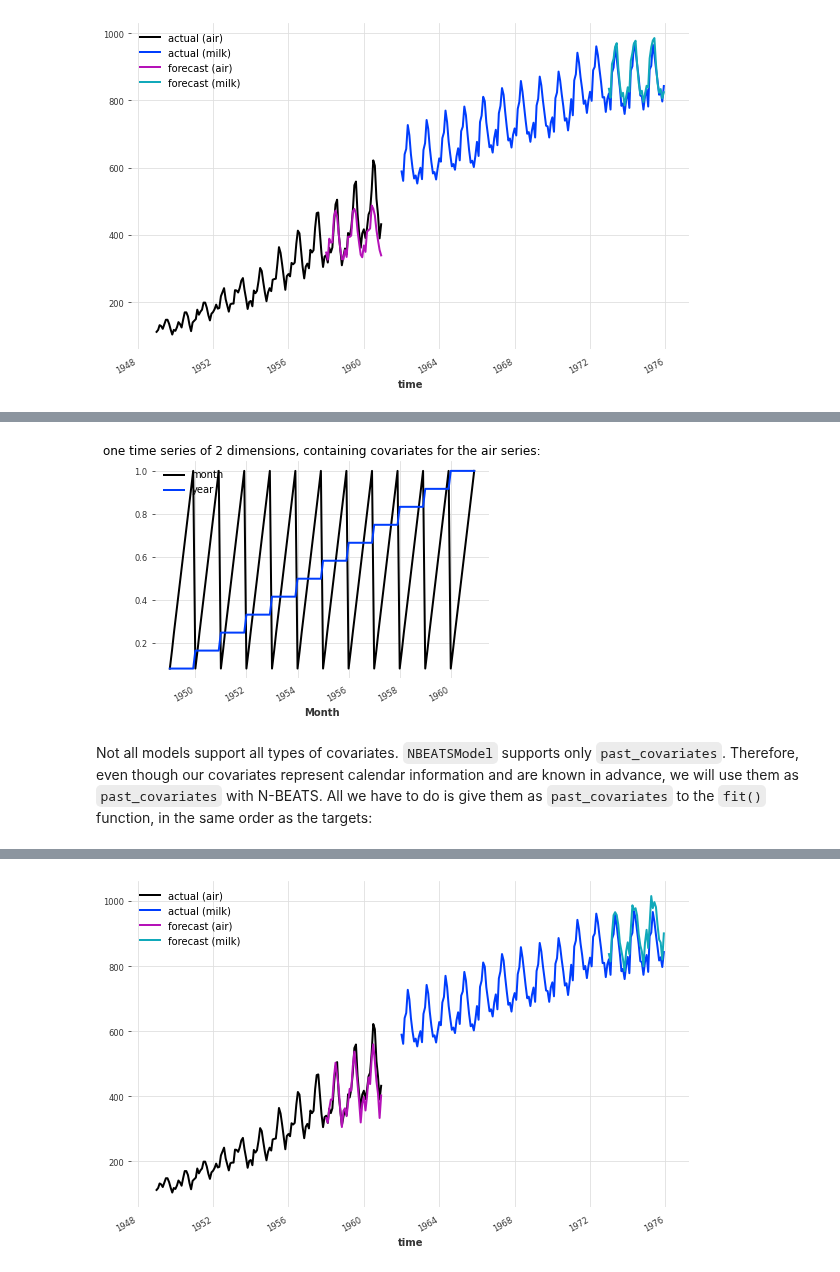
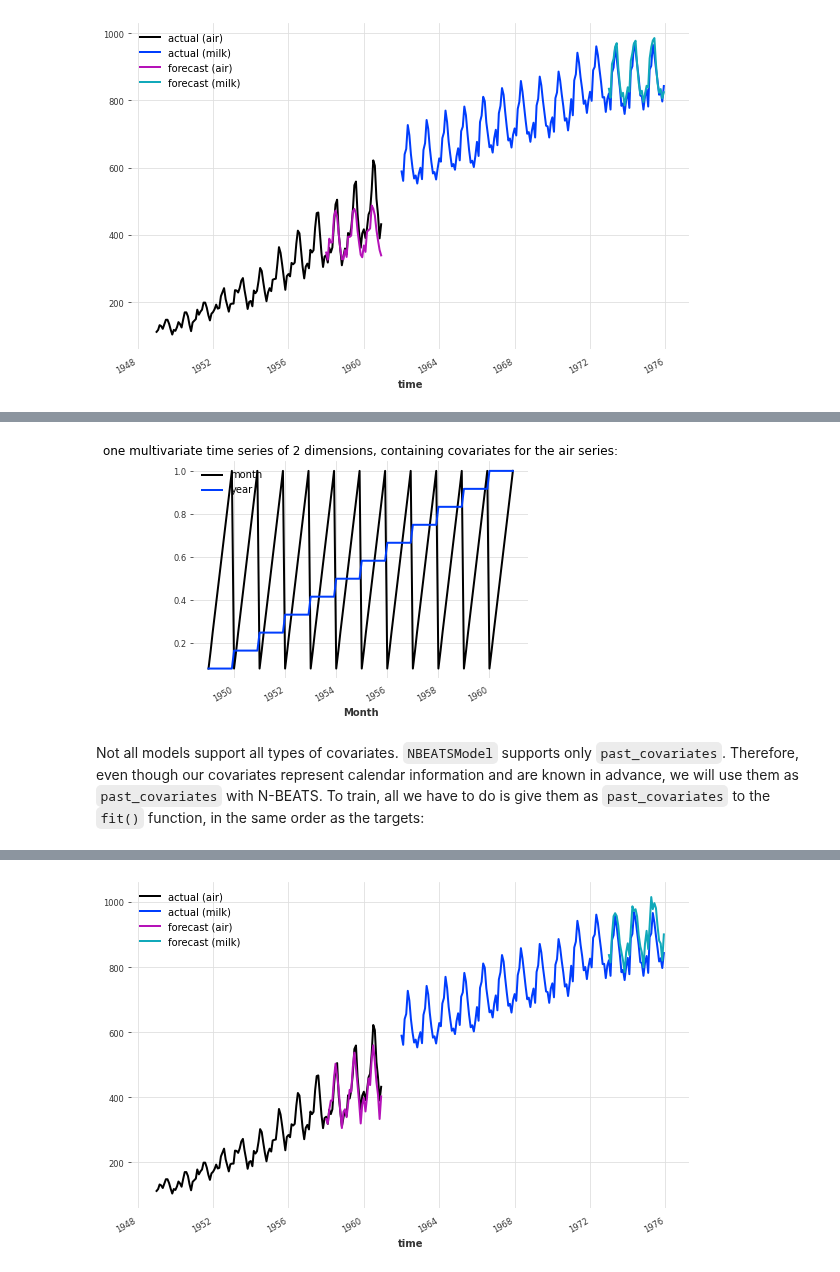
Before and after one commit to unit8co/darts, a Jupyter notebook: examples/00-quickstart.ipynb, the cells around one changed output, grey strips where cells are left out. Drawn from its saved outputs; the diff is of its cells as text; code cells hidden in the pictures.

```diff
--- a/examples/00-quickstart.ipynb
+++ b/examples/00-quickstart.ipynb
@@ -496,21 +499,21 @@ In the cell below, we use the `darts.utils.timeseries_generation.datetime_attrib
 # %%
 from darts import concatenate
 from darts.utils.timeseries_generation import datetime_attribute_timeseries as dt_attr
 
 air_covs = concatenate([dt_attr(series_air.time_index, 'month', dtype=np.float32) / 12,
                         (dt_attr(series_air.time_index, 'year', dtype=np.float32) - 1948) / 12],
                        axis='component')
 
 milk_covs = concatenate([dt_attr(series_milk.time_index, 'month', dtype=np.float32) / 12,
                         (dt_attr(series_milk.time_index, 'year', dtype=np.float32) - 1962) / 13],
                        axis='component')
 
 air_covs.plot()
-plt.title('one time series of 2 dimensions, containing covariates for the air series:');
+plt.title('one multivariate time series of 2 dimensions, containing covariates for the air series:');
 # %% [output]
-[figure, old version]
+[figure, new version]
 # %% [markdown]
-Not all models support all types of covariates. `NBEATSModel` supports only `past_covariates`. Therefore, even though our covariates represent calendar information and are known in advance, we will use them as `past_covariates` with N-BEATS. All we have to do is give them as `past_covariates` to the `fit()` function, in the same order as the targets:
+Not all models support all types of covariates. `NBEATSModel` supports only `past_covariates`. Therefore, even though our covariates represent calendar information and are known in advance, we will use them as `past_covariates` with N-BEATS. To train, all we have to do is give them as `past_covariates` to the `fit()` function, in the same order as the targets:
 # %%
 model = NBEATSModel(input_chunk_length=24,
                     output_chunk_length=12,
```
Also changed, not shown: parts of 26 cells of this notebook, 1 other file.
